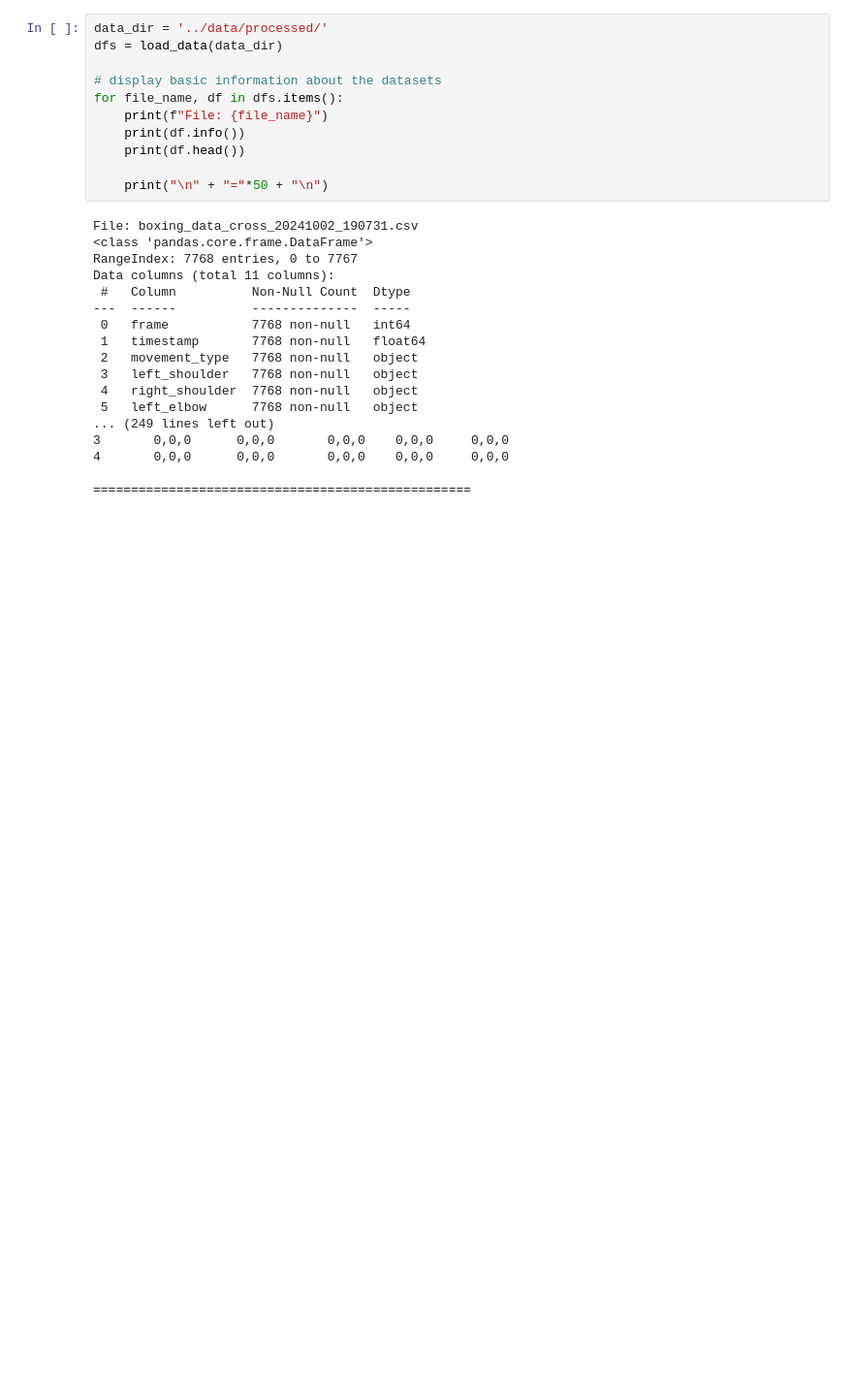
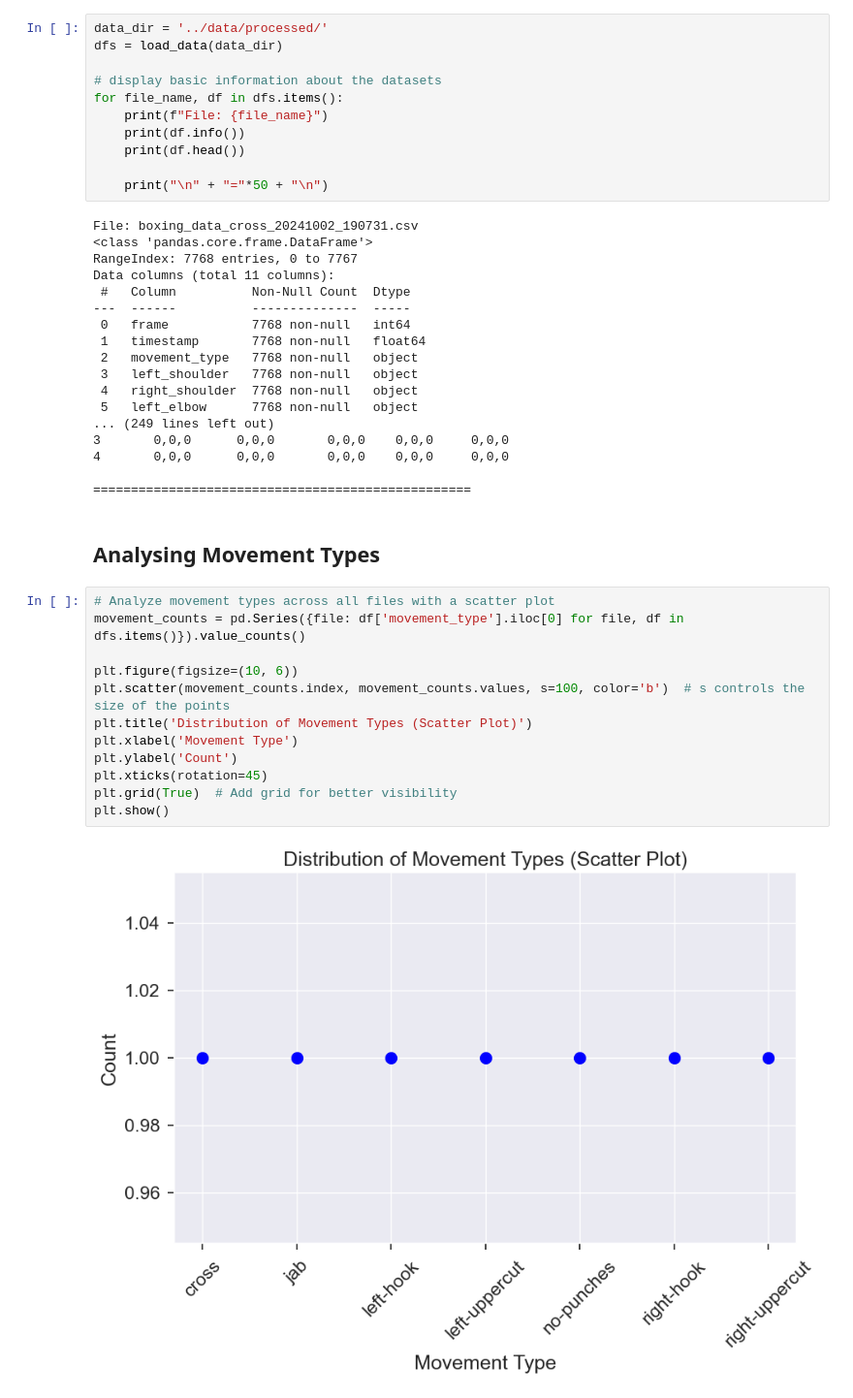
Before and after one commit to kiing-dom/punch-prediction-model, a Jupyter notebook: notebooks/1.0-data-exploration.ipynb, the cells around one changed output. Shown: that part at 97% size. Cells and saved outputs as stored; diff of their text form; blank space fills up the shorter version.

Commit message:
added movement type analysis

```diff
--- a/notebooks/1.0-data-exploration.ipynb
+++ b/notebooks/1.0-data-exploration.ipynb
@@ -54,3 +58,19 @@ Data columns (total 11 columns):
 4       0,0,0      0,0,0       0,0,0    0,0,0     0,0,0
 
 ==================================================
+# %% [markdown]
+## Analysing Movement Types
+# %%
+# Analyze movement types across all files with a scatter plot
+movement_counts = pd.Series({file: df['movement_type'].iloc[0] for file, df in dfs.items()}).value_counts()
+
+plt.figure(figsize=(10, 6))
+plt.scatter(movement_counts.index, movement_counts.values, s=100, color='b')  # s controls the size of the points
+plt.title('Distribution of Movement Types (Scatter Plot)')
+plt.xlabel('Movement Type')
+plt.ylabel('Count')
+plt.xticks(rotation=45)
+plt.grid(True)  # Add grid for better visibility
+plt.show()
+# %% [output]
+[figure, added]
```
Also changed, not shown: parts of 3 cells of this notebook.
